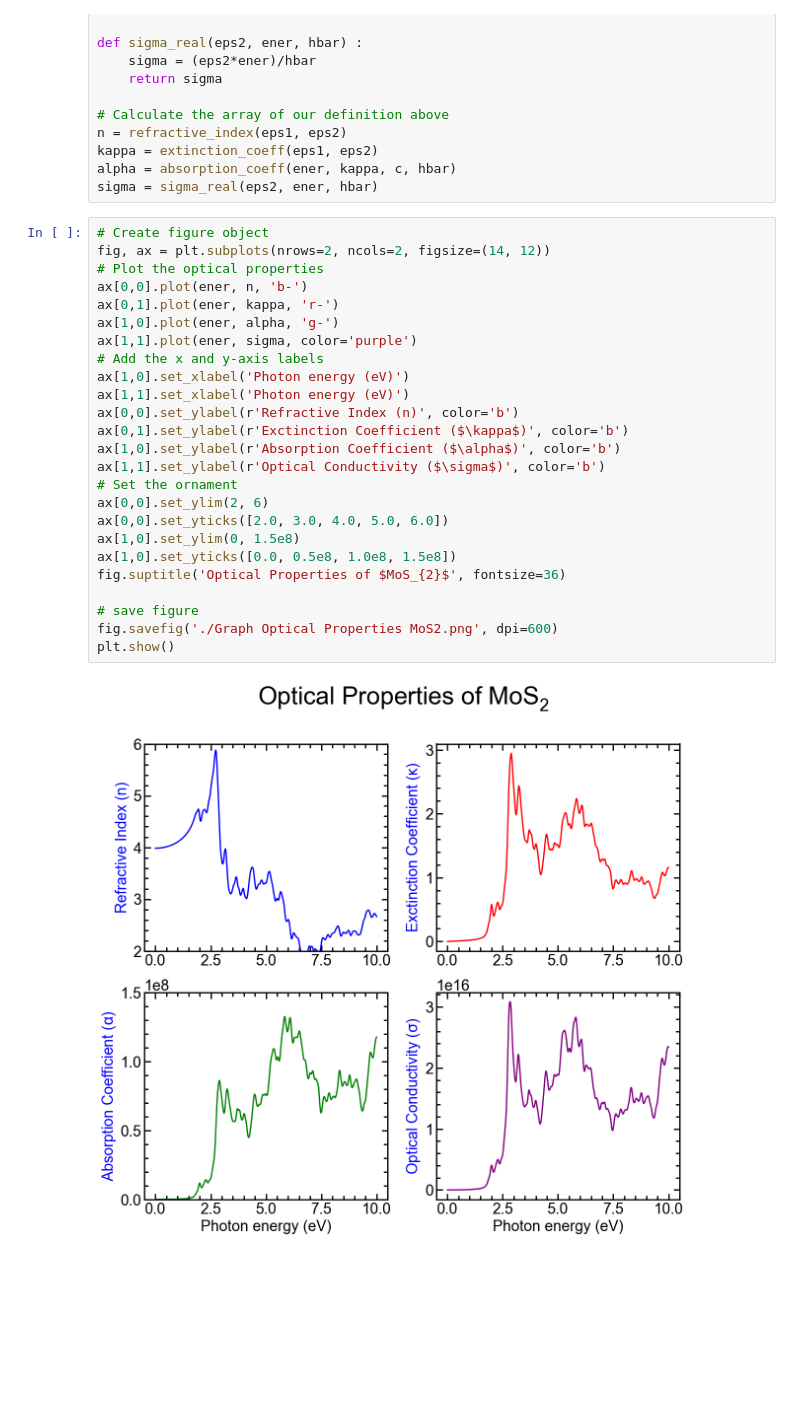
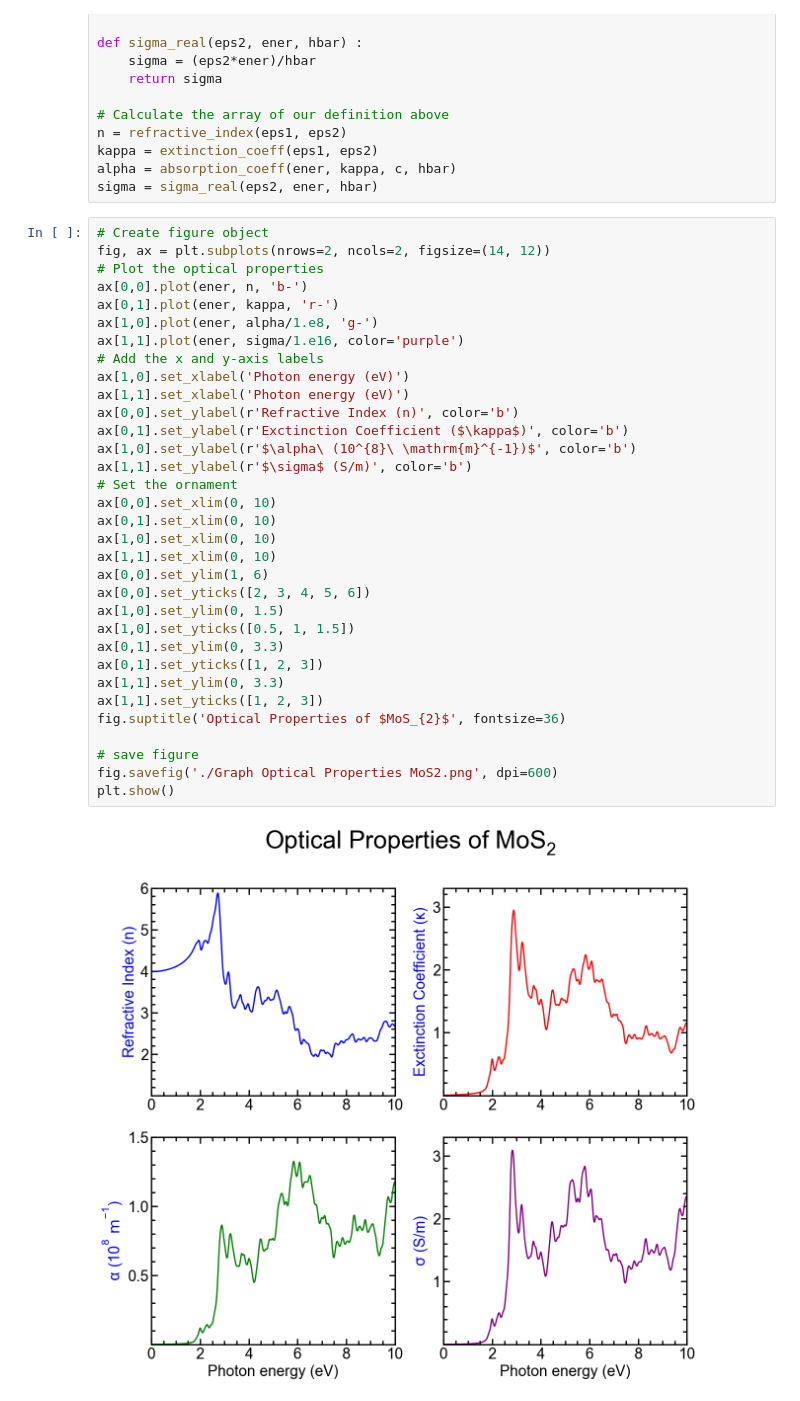
Before and after one commit to myhanna/MBKM-Instructure, a Jupyter notebook: Hasil_Albert/epsilon-project/mos2/optic/Optic Properties MoS2.ipynb, the cells around one changed output. Drawn from its saved outputs; the diff is of its cells as text; blank space fills up the shorter version.

```diff
--- a/Hasil_Albert/epsilon-project/mos2/optic/Optic Properties MoS2.ipynb
+++ b/Hasil_Albert/epsilon-project/mos2/optic/Optic Properties MoS2.ipynb
@@ -45,27 +45,35 @@ sigma = sigma_real(eps2, ener, hbar)
 # %%
 # Create figure object
 fig, ax = plt.subplots(nrows=2, ncols=2, figsize=(14, 12))
 # Plot the optical properties
 ax[0,0].plot(ener, n, 'b-')
 ax[0,1].plot(ener, kappa, 'r-')
-ax[1,0].plot(ener, alpha, 'g-')
-ax[1,1].plot(ener, sigma, color='purple')
+ax[1,0].plot(ener, alpha/1.e8, 'g-')
+ax[1,1].plot(ener, sigma/1.e16, color='purple')
 # Add the x and y-axis labels
 ax[1,0].set_xlabel('Photon energy (eV)')
 ax[1,1].set_xlabel('Photon energy (eV)')
 ax[0,0].set_ylabel(r'Refractive Index (n)', color='b')
 ax[0,1].set_ylabel(r'Exctinction Coefficient ($\kappa$)', color='b')
-ax[1,0].set_ylabel(r'Absorption Coefficient ($\alpha$)', color='b')
-ax[1,1].set_ylabel(r'Optical Conductivity ($\sigma$)', color='b')
+ax[1,0].set_ylabel(r'$\alpha\ (10^{8}\ \mathrm{m}^{-1})$', color='b')
+ax[1,1].set_ylabel(r'$\sigma$ (S/m)', color='b')
 # Set the ornament
-ax[0,0].set_ylim(2, 6)
-ax[0,0].set_yticks([2.0, 3.0, 4.0, 5.0, 6.0])
-ax[1,0].set_ylim(0, 1.5e8)
-ax[1,0].set_yticks([0.0, 0.5e8, 1.0e8, 1.5e8])
+ax[0,0].set_xlim(0, 10)
+ax[0,1].set_xlim(0, 10)
+ax[1,0].set_xlim(0, 10)
+ax[1,1].set_xlim(0, 10)
+ax[0,0].set_ylim(1, 6)
+ax[0,0].set_yticks([2, 3, 4, 5, 6])
+ax[1,0].set_ylim(0, 1.5)
+ax[1,0].set_yticks([0.5, 1, 1.5])
+ax[0,1].set_ylim(0, 3.3)
+ax[0,1].set_yticks([1, 2, 3])
+ax[1,1].set_ylim(0, 3.3)
+ax[1,1].set_yticks([1, 2, 3])
 fig.suptitle('Optical Properties of $MoS_{2}$', fontsize=36)
 
 # save figure
 fig.savefig('./Graph Optical Properties MoS2.png', dpi=600)
 plt.show()
 # %% [output]
-[figure, old version]
+[figure, new version]
```
Also changed, not shown: 20 other files.
